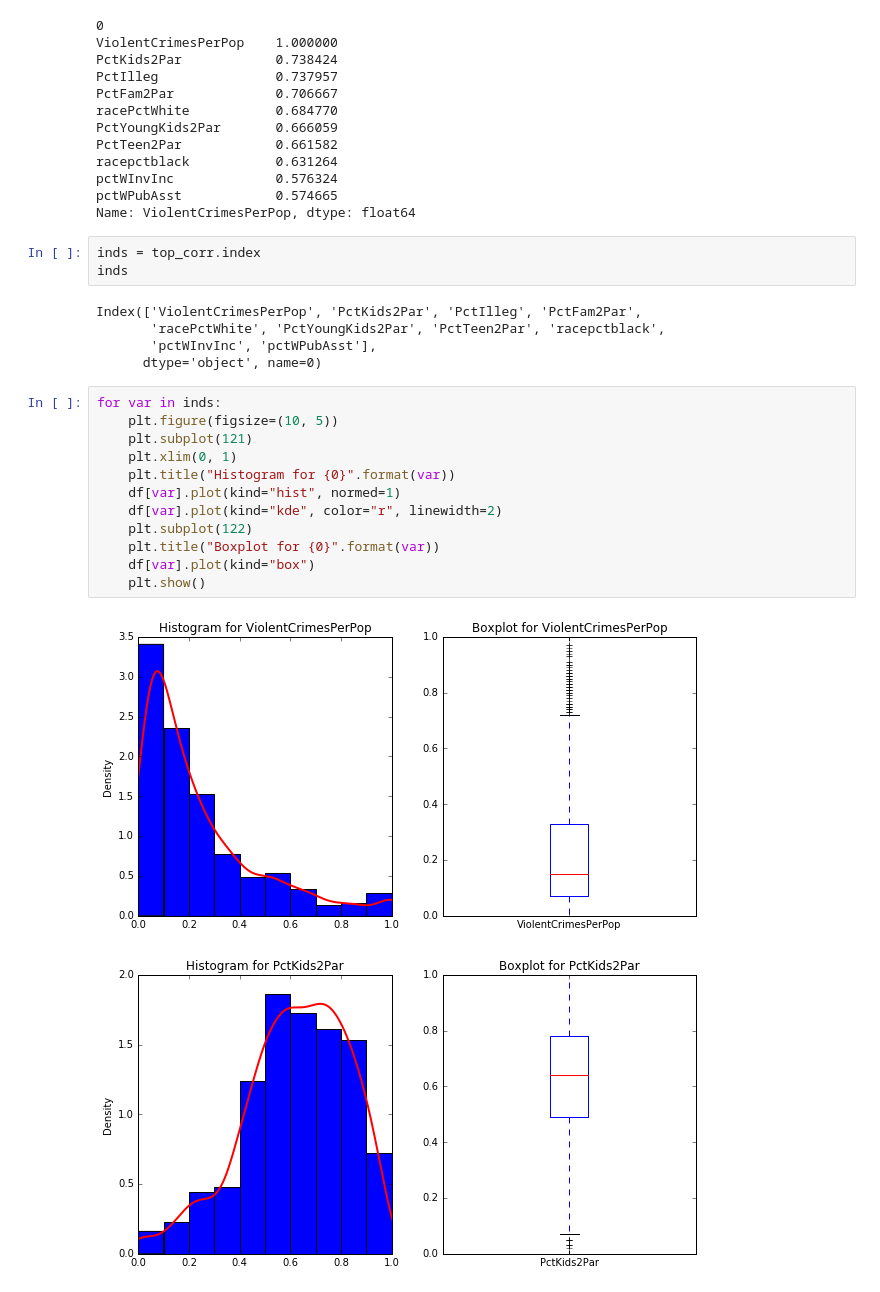
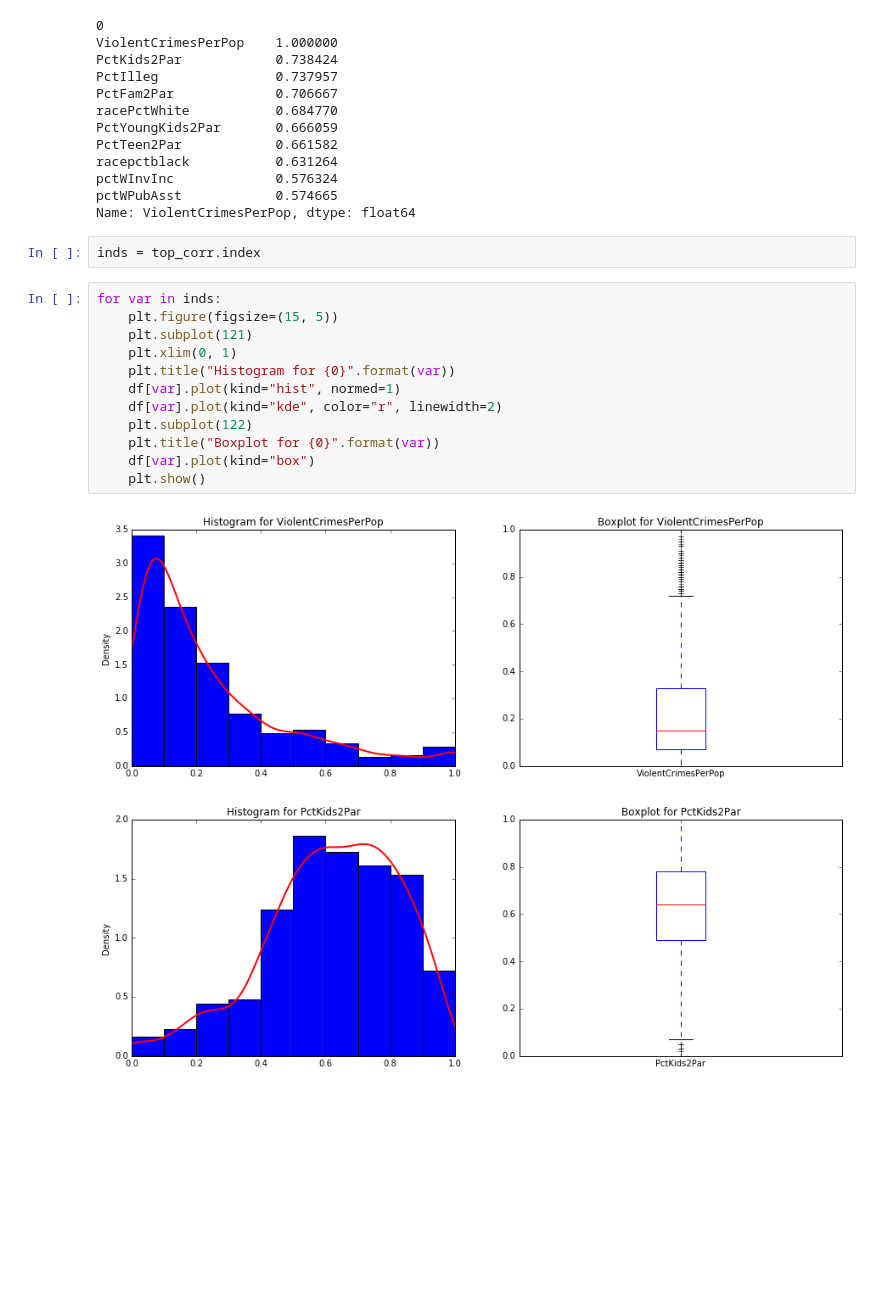
Before and after one commit to q15928/MDS, a Jupyter notebook: Descriptive Stat with Python.ipynb, the cells around one changed output. Drawn from its saved outputs; the diff is of its cells as text; blank space fills up the shorter version.

```diff
--- a/Descriptive Stat with Python.ipynb
+++ b/Descriptive Stat with Python.ipynb
@@ -150,24 +150,18 @@ pctWPubAsst            0.574665
 Name: ViolentCrimesPerPop, dtype: float64
 # %%
 inds = top_corr.index
-inds
-# %% [output]
-Index(['ViolentCrimesPerPop', 'PctKids2Par', 'PctIlleg', 'PctFam2Par',
-       'racePctWhite', 'PctYoungKids2Par', 'PctTeen2Par', 'racepctblack',
-       'pctWInvInc', 'pctWPubAsst'],
-      dtype='object', name=0)
 # %%
 for var in inds:
-    plt.figure(figsize=(10, 5))
+    plt.figure(figsize=(15, 5))
     plt.subplot(121)
     plt.xlim(0, 1)
     plt.title("Histogram for {0}".format(var))
     df[var].plot(kind="hist", normed=1)
     df[var].plot(kind="kde", color="r", linewidth=2)
     plt.subplot(122)
     plt.title("Boxplot for {0}".format(var))
     df[var].plot(kind="box")
     plt.show()
 # %% [output]
-[figure, old version]
+[figure, new version]
-[figure, old version]
+[figure, new version]
```
Also changed, not shown: parts of 1 cell of this notebook.
